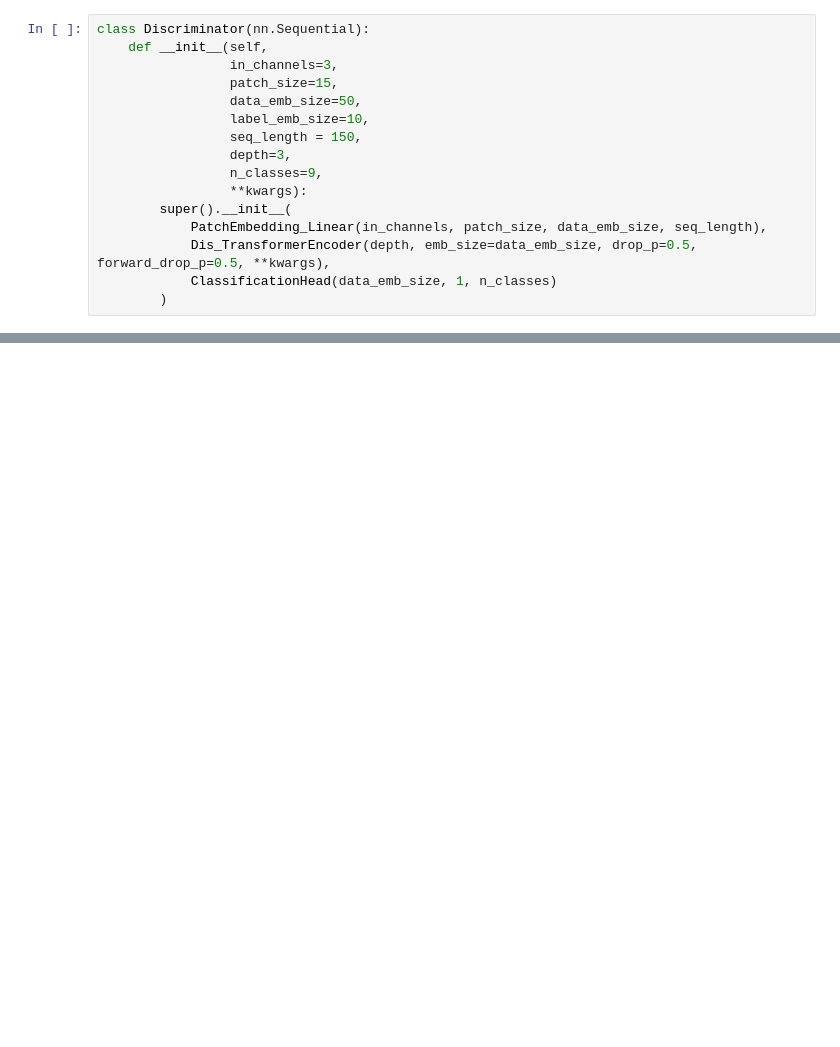
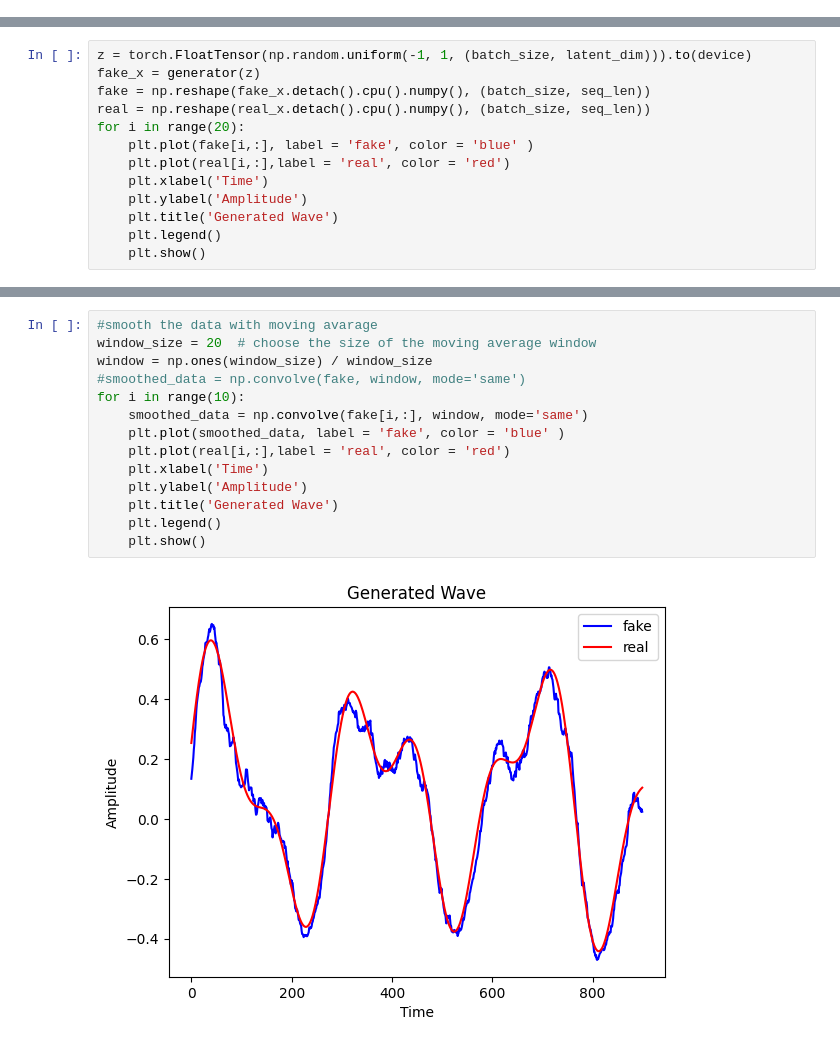
Before and after one commit to migdashn/Deep-Learning-Projects, a Jupyter notebook: tts_gan.ipynb, the cells around one changed output, grey strips where cells are left out. Drawn from its saved outputs; the diff is of its cells as text; blank space fills up the shorter version.

```diff
--- a/tts_gan.ipynb
+++ b/tts_gan.ipynb
@@ -66,16 +7,0 @@ Disciminator Class
-# %%
-class Discriminator(nn.Sequential):
-    def __init__(self,
-                 in_channels=3,
-                 patch_size=15,
-                 data_emb_size=50,
-                 label_emb_size=10,
-                 seq_length = 150,
-                 depth=3,
-                 n_classes=9,
-                 **kwargs):
-        super().__init__(
-            PatchEmbedding_Linear(in_channels, patch_size, data_emb_size, seq_length),
-            Dis_TransformerEncoder(depth, emb_size=data_emb_size, drop_p=0.5, forward_drop_p=0.5, **kwargs),
-            ClassificationHead(data_emb_size, 1, n_classes)
-        )
@@ -679,0 +554,13 @@ def copy_params(model, mode='cpu'):
+# %%
+z = torch.FloatTensor(np.random.uniform(-1, 1, (batch_size, latent_dim))).to(device)
+fake_x = generator(z)
+fake = np.reshape(fake_x.detach().cpu().numpy(), (batch_size, seq_len))
+real = np.reshape(real_x.detach().cpu().numpy(), (batch_size, seq_len))
+for i in range(20):
+    plt.plot(fake[i,:], label = 'fake', color = 'blue' )
+    plt.plot(real[i,:],label = 'real', color = 'red')
+    plt.xlabel('Time')
+    plt.ylabel('Amplitude')
+    plt.title('Generated Wave')
+    plt.legend()
+    plt.show()
@@ -679,0 +581,16 @@ def copy_params(model, mode='cpu'):
+# %%
+#smooth the data with moving avarage
+window_size = 20  # choose the size of the moving average window
+window = np.ones(window_size) / window_size
+#smoothed_data = np.convolve(fake, window, mode='same')
+for i in range(10):
+    smoothed_data = np.convolve(fake[i,:], window, mode='same')
+    plt.plot(smoothed_data, label = 'fake', color = 'blue' )
+    plt.plot(real[i,:],label = 'real', color = 'red')
+    plt.xlabel('Time')
+    plt.ylabel('Amplitude')
+    plt.title('Generated Wave')
+    plt.legend()
+    plt.show()
+# %% [output]
+[figure, added]
```
Also changed, not shown: parts of 38 cells of this notebook.
